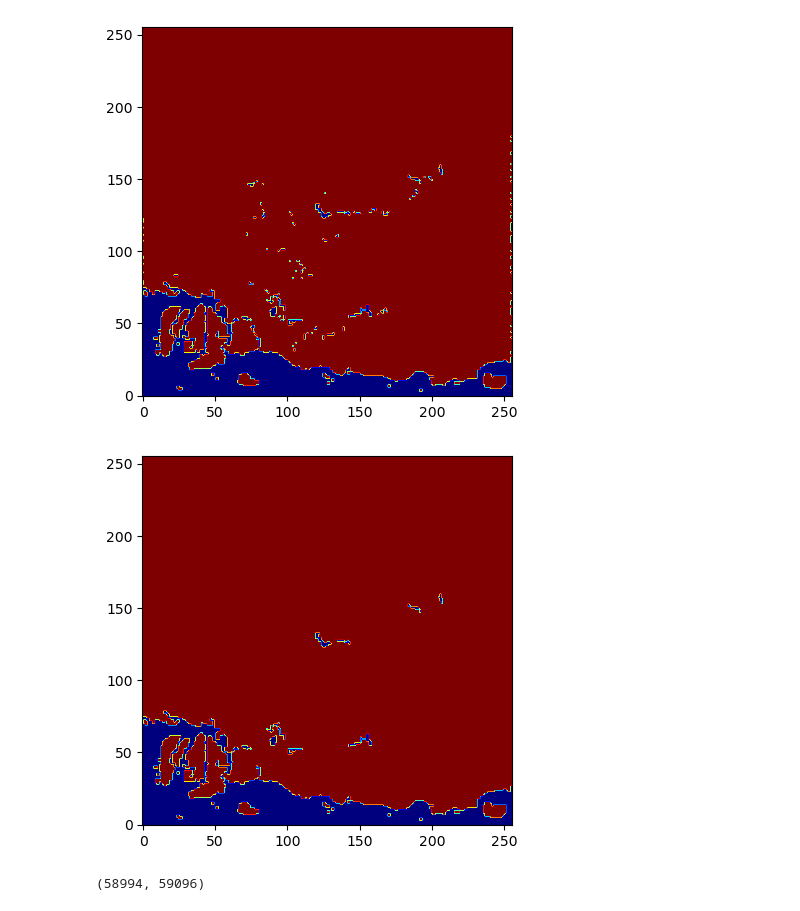
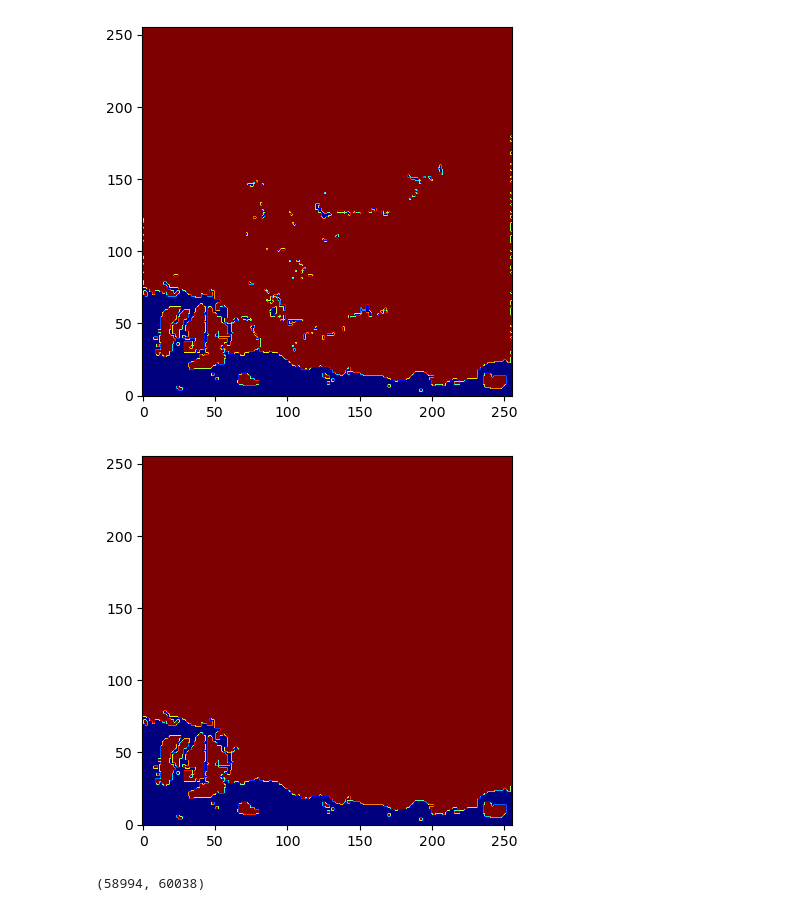
Before and after one commit to kai-lan/MLPCG, a Jupyter notebook: denoise.ipynb, the cells around one changed output. Saved outputs shown, nothing was run; the diff lists cells and outputs as text; code cells hidden in the pictures.

Commit message:
fixed the bug in denoise method

```diff
--- a/denoise.ipynb
+++ b/denoise.ipynb
@@ -19,25 +19,25 @@ from scipy.ndimage import label
 structure = np.ones((3, 3))
 labeled, ncomponents = label((flags == 2).reshape(N, N), structure)
 # %%
-window_size = 9
+window_size = 50
 for i in range(1, ncomponents+1):
     label1 = np.where(labeled == i)
-    if len(label1[0]) < 9:
+    if len(label1[0]) < window_size:
         labeled[label1] = 0
 flags_denoised = np.where(labeled == 0, 3, 2)
 plt.imshow(flags_denoised.reshape(N, N).T, origin='lower', cmap='jet')
 plt.show()
 # %% [output]
-[figure, old version]
+[figure, new version]
 # %%
 from lib.create_dataset import *
 
 flags_denoised = flags_denoised.ravel()
 
 rhs = load_vector(f"{dir}/div_v_star_{i}.bin", dtype='d')
-rhs_denoised = np.where(flags_denoised==2, flags_denoised, 0.0)
+rhs_denoised = np.where(flags_denoised==2, rhs, 0.0)
 A = readA_sparse(f"{dir}/A_{i}.bin", dtype='d')
 
 len(np.argwhere(rhs ==0)), len(np.argwhere(rhs_denoised == 0))
 # %% [output]
-(58994, 59096)
+(58994, 60038)
```
Also changed, not shown: parts of 3 cells of this notebook, 3 other files.
